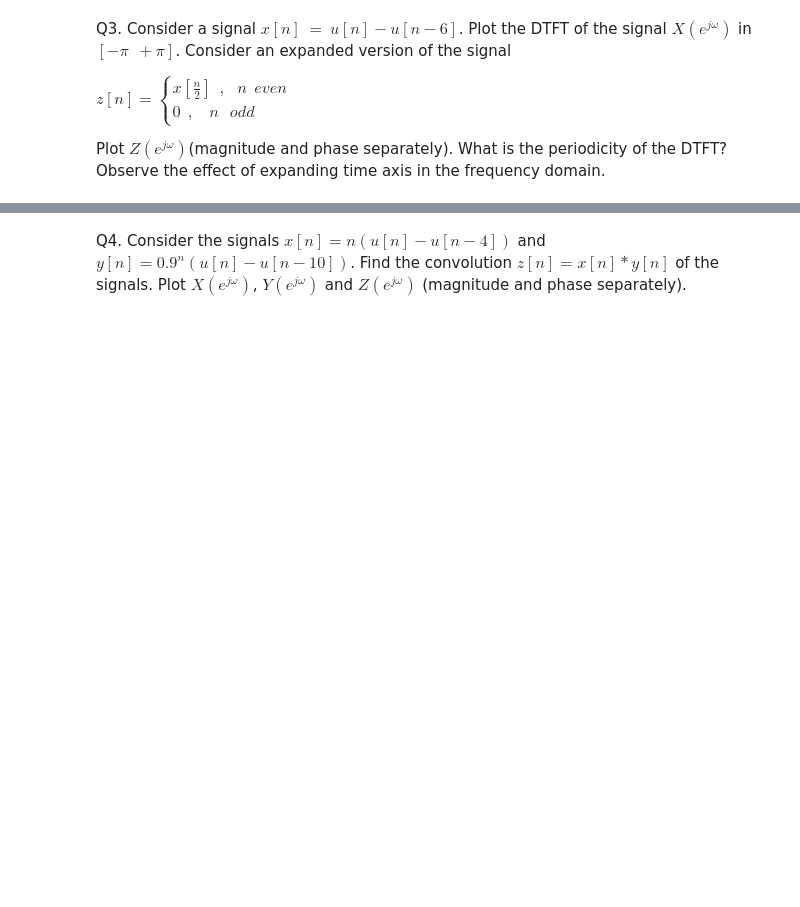
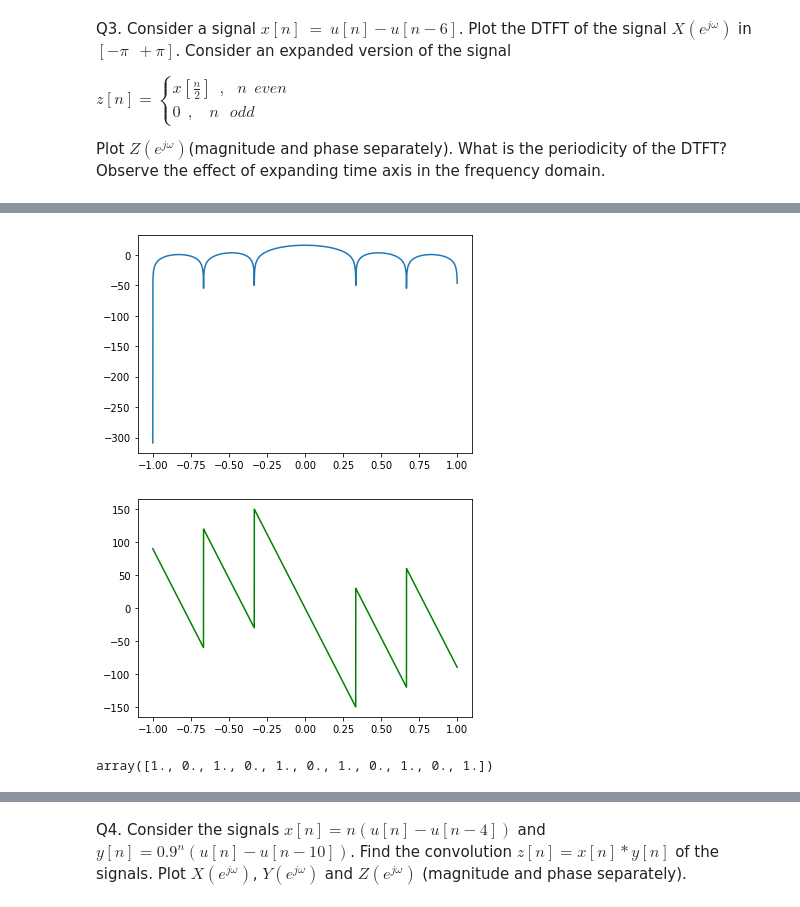
Before and after one commit to the-pinbo/DSP-lab, a Jupyter notebook: Lab2/DTFT.ipynb, the cells around one changed output, grey strips where cells are left out. Drawn from its saved outputs; the diff is of its cells as text; code cells hidden in the pictures; blank space fills up the shorter version.

```diff
--- a/Lab2/DTFT.ipynb
+++ b/Lab2/DTFT.ipynb
@@ -224,0 +234,24 @@ Plot $Z(e^{j\omega})$(magnitude and phase separately). What is the periodicity o
+# %%
+def plot(r):
+    a = np.ones(1)
+    b = r
+    c = c = np.arange(-omega, omega, 2 * omega / N)
+    w1, h1 = sig.freqz(b, a, c)
+    #     magnitude
+    h1db = 20 * np.log10(abs(h1))
+    plt.plot(w1 / omega, h1db)
+    plt.show()
+    #     phase
+    angles = np.angle(h1, deg=True)
+    plt.plot(w1 / omega, angles, 'g')
+    plt.show()
+# %%
+plot(x)
+# %% [output]
+[figure, added]
+[figure, added]
+# %%
+z = np.array([0 if i & 1 else x[int(i / 2)] for i in n])
+z
+# %% [output]
+array([1., 0., 1., 0., 1., 0., 1., 0., 1., 0., 1.])
```
Also changed, not shown: parts of 21 cells of this notebook, 2 other files.
